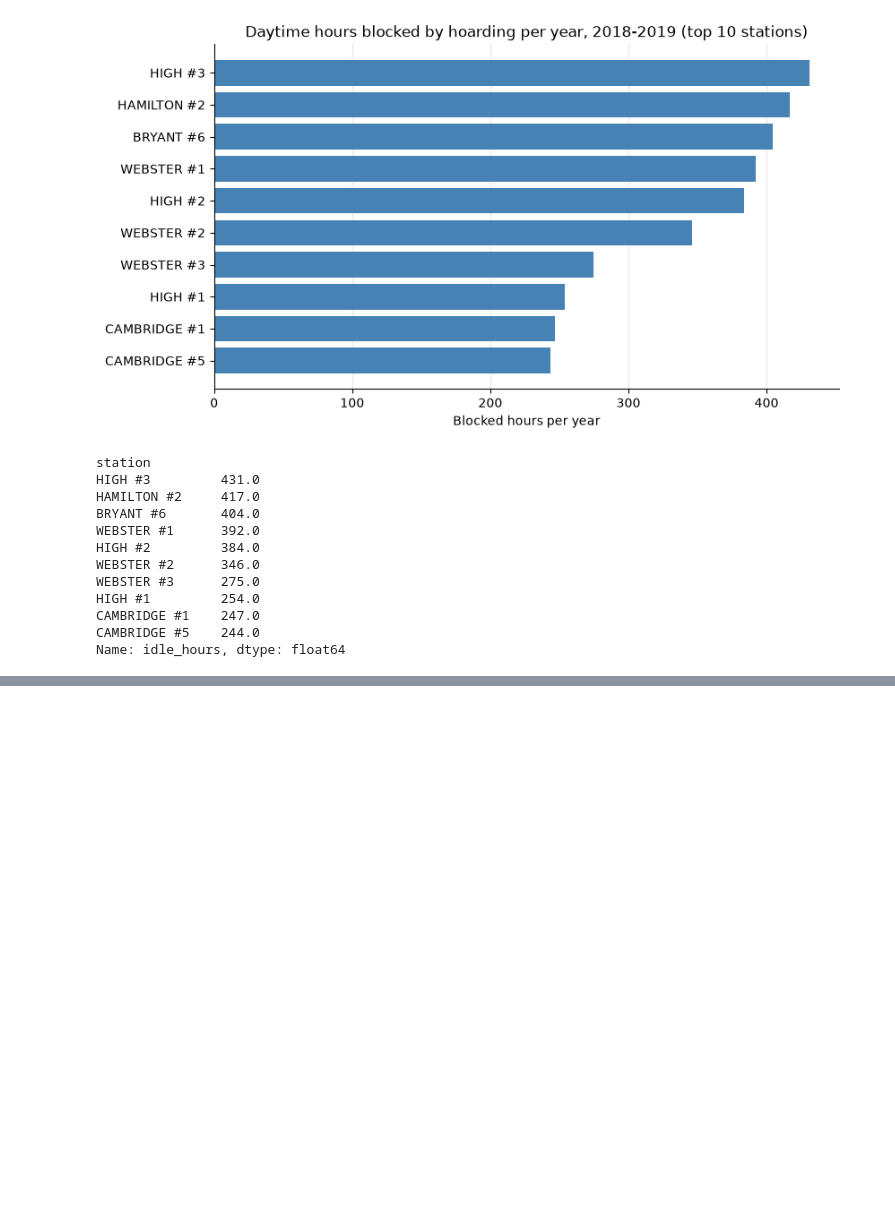
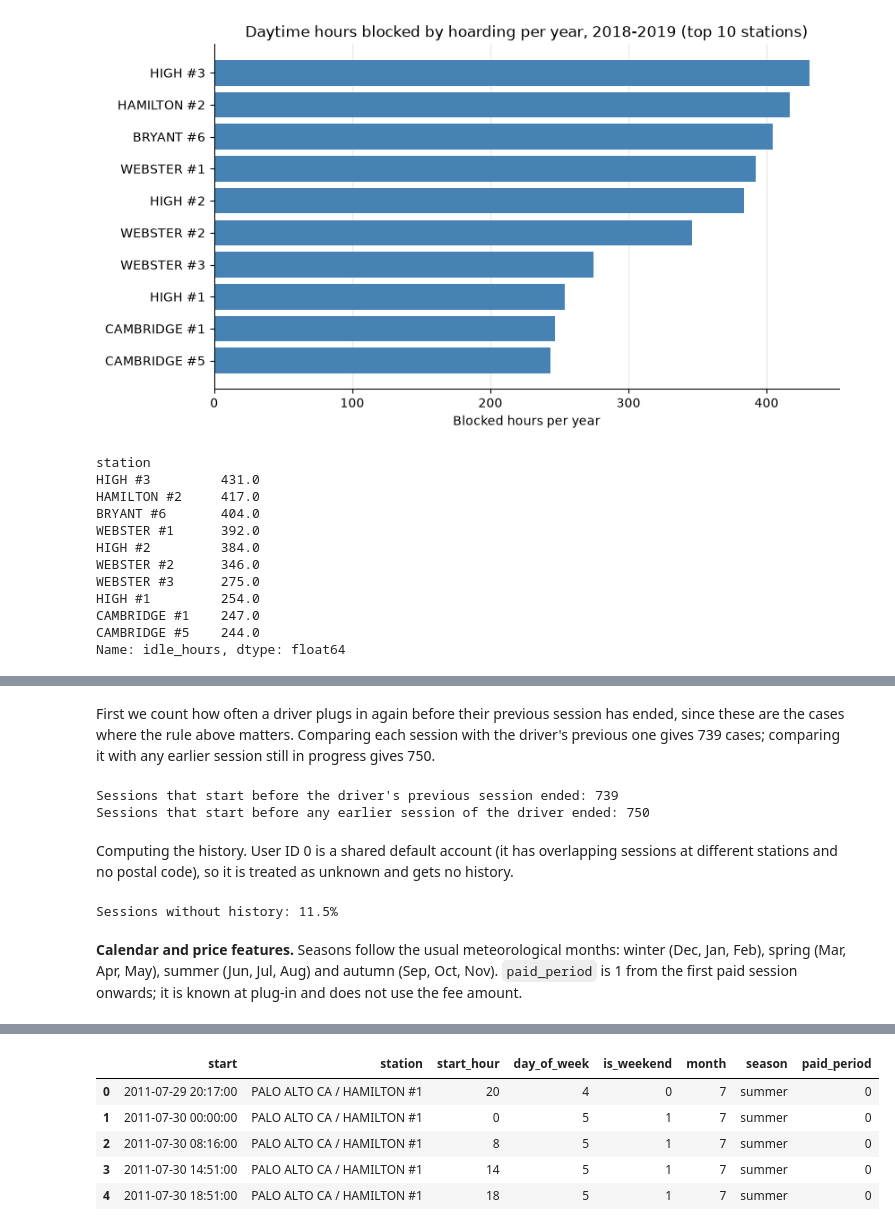
Before and after one commit to Teresa7810/Introduction-to-Business-Analytics, a Jupyter notebook: 4. Exploratory.ipynb, the cells around one changed output, grey strips where cells are left out. Cells and saved outputs as stored; diff of their text form; code cells hidden in the pictures; blank space fills up the shorter version.

```diff
--- a/4. Exploratory.ipynb
+++ b/4. Exploratory.ipynb
@@ -183,0 +194,65 @@ MPL #1 to #3 have the highest hoarding rates (27 to 33%), but they are among the
+# %% [markdown]
+First we count how often a driver plugs in again before their previous session has ended, since these are the cases where the rule above matters. Comparing each session with the driver's previous one gives 739 cases; comparing it with any earlier session still in progress gives 750.
+# %%
+# sort by start time; kind="stable" keeps ties (same start) in the order of the original file.
+# event_id is not used as a tie-breaker because it is not unique in this dataset.
+ev = ev.sort_values("start", kind="stable").reset_index(drop=True)
+
+# for each session, get the end time of the previous session for the same user
+prev_end_same_user = ev.groupby("user_id")["end"].shift()
+overlap = ev["user_id"].notna() & (ev["user_id"] != "0") & (prev_end_same_user > ev["start"])
+print("Sessions that start before the driver's previous session ended:", overlap.sum())
+
+# same check against any earlier session of the driver that was still in progress
+latest_end_before = ev.groupby("user_id")["end"].transform(lambda s: s.cummax().shift())
+overlap_any = ev["user_id"].notna() & (ev["user_id"] != "0") & (latest_end_before > ev["start"])
+print("Sessions that start before any earlier session of the driver ended:", overlap_any.sum())
+# %% [output]
+Sessions that start before the driver's previous session ended: 739
+Sessions that start before any earlier session of the driver ended: 750
+# %% [markdown]
+Computing the history. User ID 0 is a shared default account (it has overlapping sessions at different stations and no postal code), so it is treated as unknown and gets no history.
+# %%
+# user_id "0" is a shared default account (2011-2015), not one driver, so it gets no history
+known_user = ev["user_id"].notna() & (ev["user_id"] != "0")
+
+ev["prev_sessions"] = 0
+ev["prev_hoardings"] = 0
+
+for user, g in ev[known_user].groupby("user_id"):
+    # earlier sessions sorted by the time they ended
+    ends = g.sort_values("end")
+    end_times = ends["end"].values
+    hoard_cumsum = ends["hoarding"].cumsum().values
+
+    # number of sessions that had ended by the time each session started
+    n_done = np.searchsorted(end_times, g["start"].values, side="right")
+    ev.loc[g.index, "prev_sessions"] = n_done
+    ev.loc[g.index, "prev_hoardings"] = np.where(n_done > 0, hoard_cumsum[n_done - 1], 0)
+
+ev["has_history"] = (ev["prev_sessions"] > 0).astype(int)
+ev["prev_hoarding_rate"] = ev["prev_hoardings"] / ev["prev_sessions"].where(ev["prev_sessions"] > 0)
+
+print(f"Sessions without history: {(ev['has_history'] == 0).mean() * 100:.1f}%")
+# %% [output]
+Sessions without history: 11.5%
+# %% [markdown]
+**Calendar and price features.** Seasons follow the usual meteorological months: winter (Dec, Jan, Feb), spring (Mar, Apr, May), summer (Jun, Jul, Aug) and autumn (Sep, Oct, Nov). `paid_period` is 1 from the first paid session onwards; it is known at plug-in and does not use the fee amount.
+# %%
+season_map = {12: "winter", 1: "winter", 2: "winter",
+              3: "spring", 4: "spring", 5: "spring",
+              6: "summer", 7: "summer", 8: "summer",
+              9: "autumn", 10: "autumn", 11: "autumn"}
+
+# start_hour was already created in 4.2
+ev["day_of_week"] = ev["start"].dt.dayofweek
+ev["is_weekend"] = (ev["day_of_week"] >= 5).astype(int)
+ev["month"] = ev["start"].dt.month
+ev["season"] = ev["month"].map(season_map)
+
+first_paid = ev.loc[ev["fee"] > 0, "start"].min()
+ev["paid_period"] = (ev["start"] >= first_paid).astype(int)
+print("First paid session:", first_paid)
+
+ev[["start", "station", "start_hour", "day_of_week", "is_weekend", "month", "season", "paid_period"]].head()
+# %% [output]
@@ -183,0 +260,6 @@ MPL #1 to #3 have the highest hoarding rates (27 to 33%), but they are among the
+|  | start | station | start_hour | day_of_week | is_weekend | month | season | paid_period |
+| 0 | 2011-07-29 20:17:00 | PALO ALTO CA / HAMILTON #1 | 20 | 4 | 0 | 7 | summer | 0 |
+| 1 | 2011-07-30 00:00:00 | PALO ALTO CA / HAMILTON #1 | 0 | 5 | 1 | 7 | summer | 0 |
+| 2 | 2011-07-30 08:16:00 | PALO ALTO CA / HAMILTON #1 | 8 | 5 | 1 | 7 | summer | 0 |
+| 3 | 2011-07-30 14:51:00 | PALO ALTO CA / HAMILTON #1 | 14 | 5 | 1 | 7 | summer | 0 |
+| 4 | 2011-07-30 18:51:00 | PALO ALTO CA / HAMILTON #1 | 18 | 5 | 1 | 7 | summer | 0 |
```
Also changed, not shown: parts of 37 cells of this notebook.
